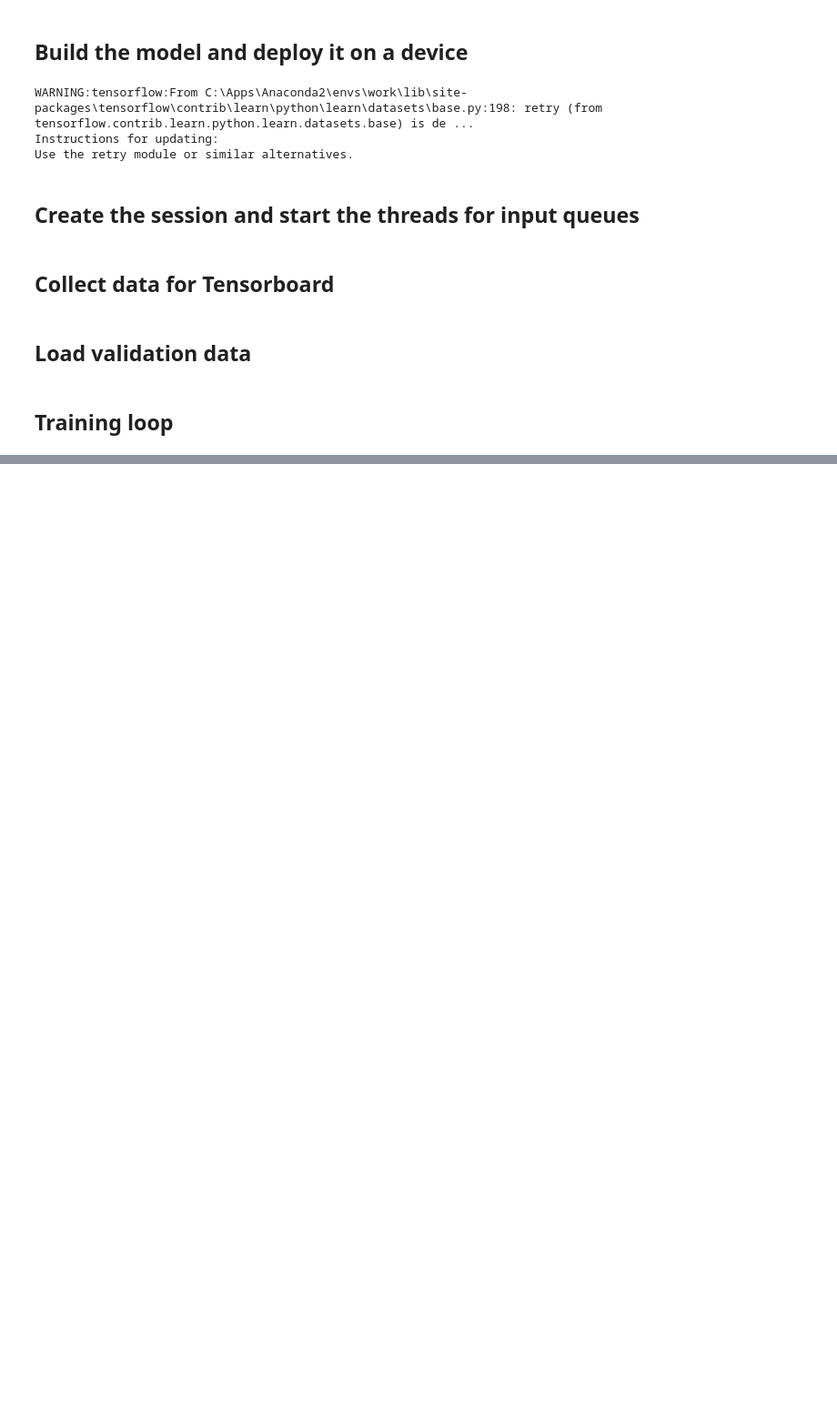
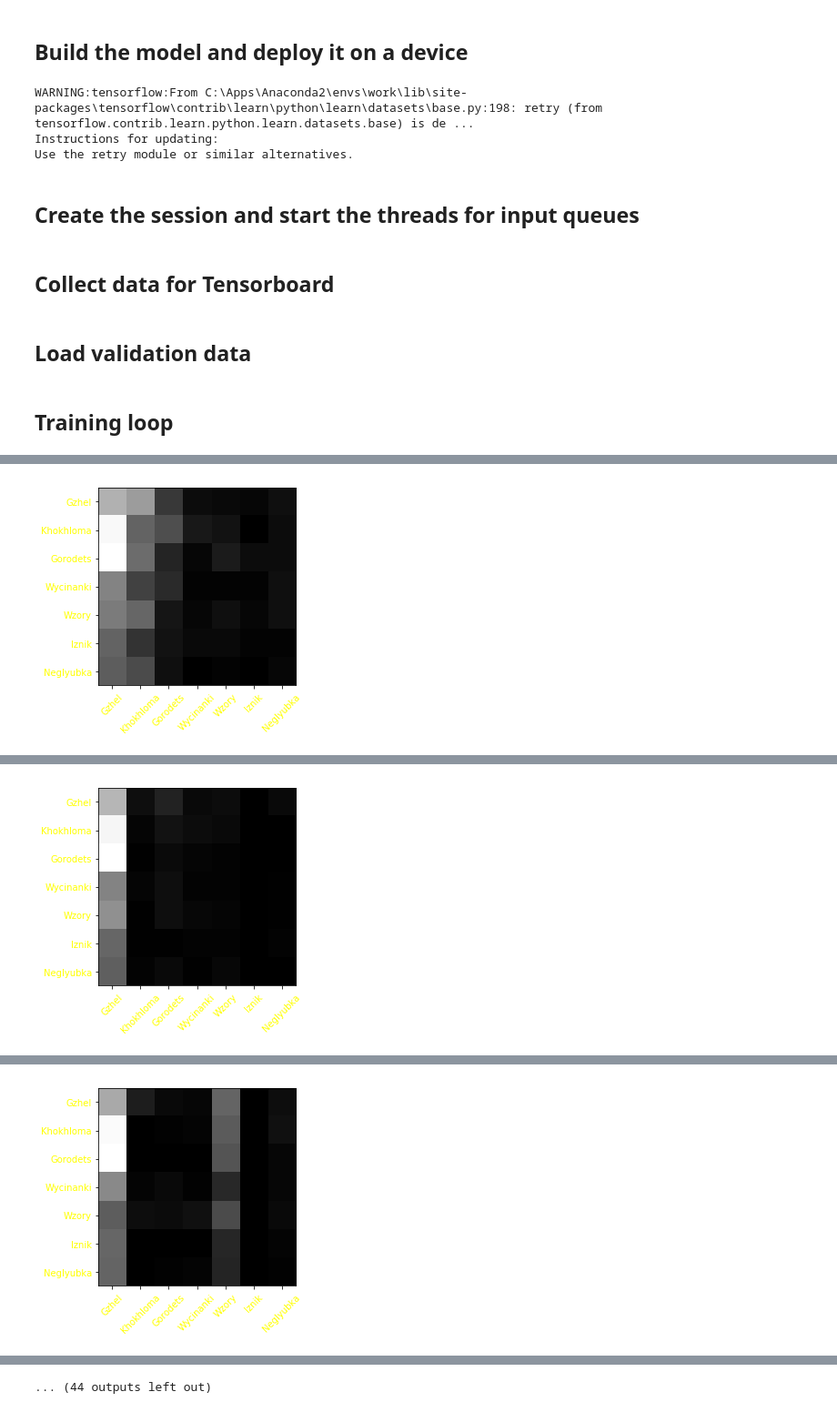
Before and after one commit to yustiks/advancedML, a Jupyter notebook: deep_learning/Train network.ipynb, the cells around one changed output, grey strips where cells are left out. Shown at 91% size. Saved outputs shown, nothing was run; the diff lists cells and outputs as text; code cells hidden in the pictures; blank space fills up the shorter version.

```diff
--- a/deep_learning/Train network.ipynb
+++ b/deep_learning/Train network.ipynb
@@ -233,7 +233,7 @@ labels_validation = np.load(os.path.join('data_' + problem_type, 'testing_labels
 # %%
 try:
     step = 0
-    MILESTONE = 100
+    MILESTONE = 1
     CONFUSSION_MILESTONE = 10 * MILESTONE
 
     min_val_loss = math.inf
@@ -339,0 +358 @@ Step   100 : Training >> loss = 1.517 accuracy = 31.19%  ||  Testing >> loss = 8
+[figure, added]
@@ -339,0 +378 @@ Step   100 : Training >> loss = 1.517 accuracy = 31.19%  ||  Testing >> loss = 8
+[figure, added]
@@ -339,0 +398 @@ Step   100 : Training >> loss = 1.517 accuracy = 31.19%  ||  Testing >> loss = 8
+[figure, added]
@@ -339,0 +459 @@ Step   100 : Training >> loss = 1.517 accuracy = 31.19%  ||  Testing >> loss = 8
+... (44 outputs left out)
```
Also changed, not shown: parts of 1 cell of this notebook.
